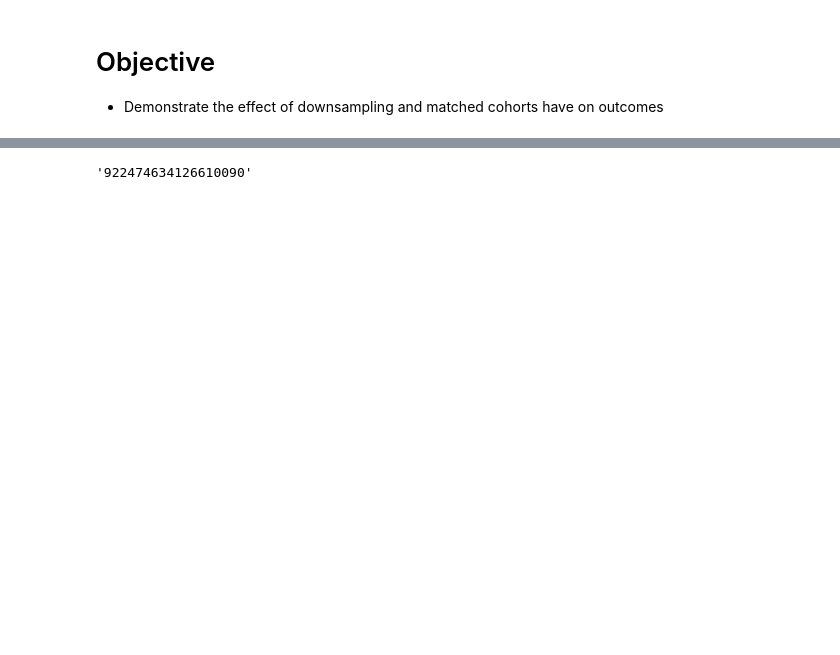
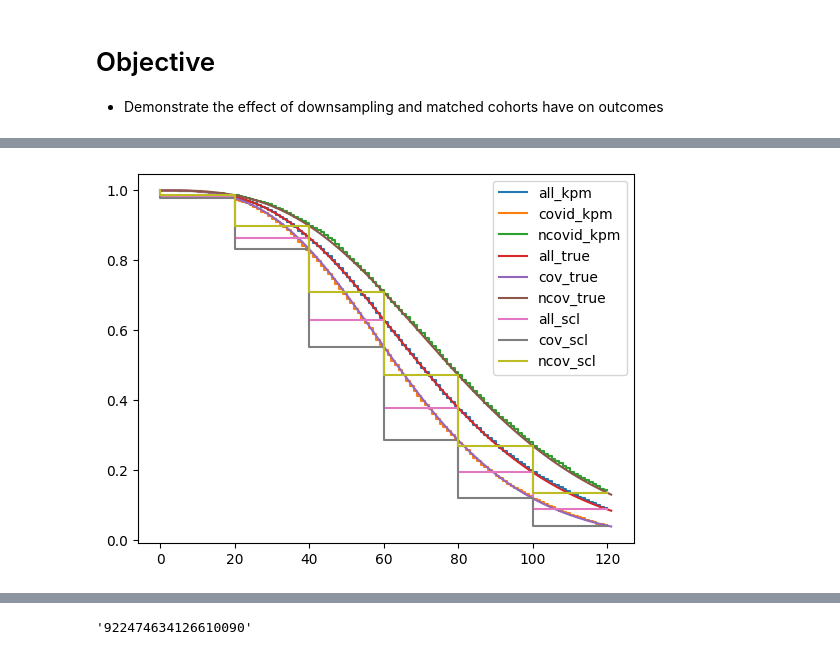
Before and after one commit to twj8CDC/PYMC_BART, a Jupyter notebook: eval_5_cc/cc_6_cohort_design_2.ipynb, the cells around one changed output, grey strips where cells are left out. Drawn from its saved outputs; the diff is of its cells as text; code cells hidden in the pictures; blank space fills up the shorter version.

```diff
--- a/eval_5_cc/cc_6_cohort_design_2.ipynb
+++ b/eval_5_cc/cc_6_cohort_design_2.ipynb
@@ -246,0 +65,4 @@ www = np.repeat(weight, intl)
+# %%
+# test
+t_x_mat = ut.get_x_matrix(N=N, x_vars=X_VARS, VAR_CLASS=VAR_CLASS, VAR_PROB=VAR_PROB, rng=rng)
+t_t_event, t_status, t_x_mat, t_true, t_true_scale = ut.sim_surv(t_x_mat, LAMBDA, ALPHA_F, eos, time_scale=time_scale, return_full=True, rng=rng)
@@ -246,0 +73,5 @@ www = np.repeat(weight, intl)
+# %%
+# test comparison
+ut.quick_kpm_true(t_x_mat, t_status, t_t_event, t_true, t_true_scale)
+# %% [output]
+[figure, added]
```
Also changed, not shown: parts of 105 cells of this notebook, 6 other files.
